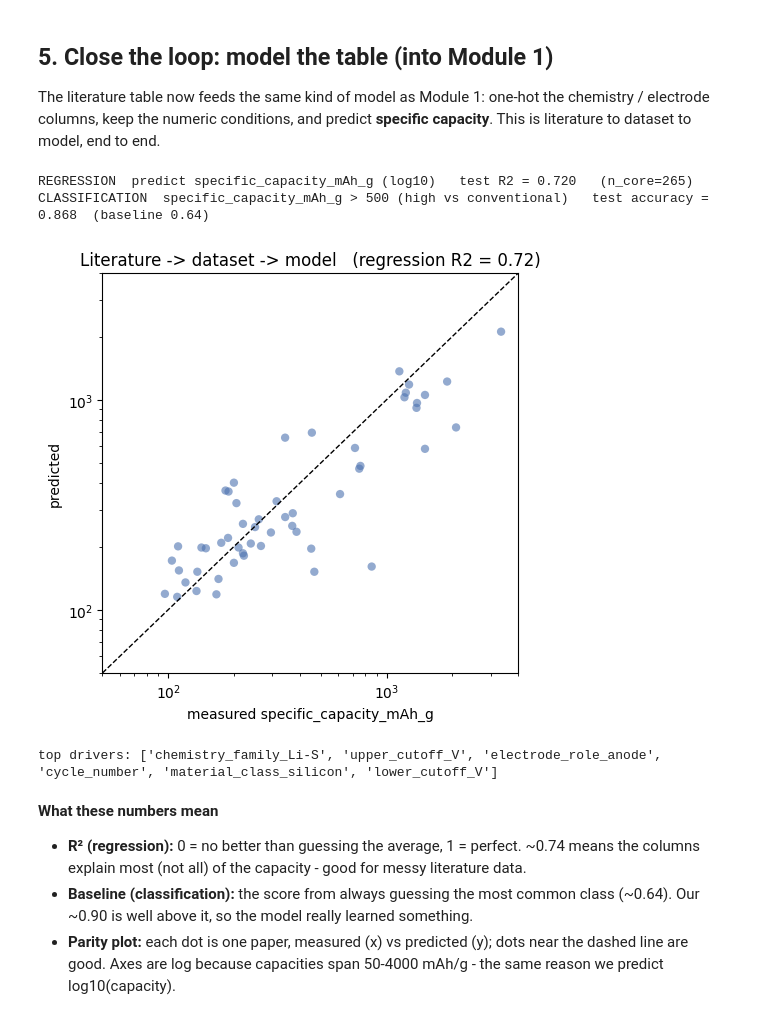
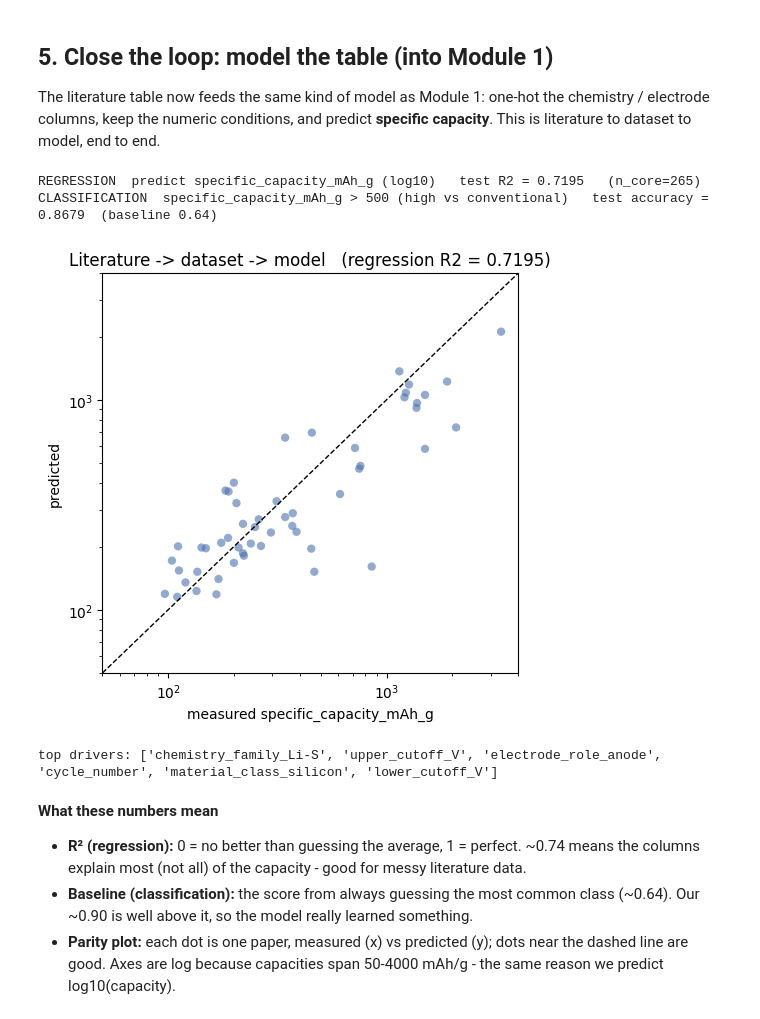
Before and after one commit to ruiding-uchicago/NRT_Training_Materials, a Jupyter notebook: module_2c_literature_to_dataset/Module2c_Literature_to_Dataset.ipynb, the cells around one changed output. Cells and saved outputs as stored; diff of their text form; code cells hidden in the pictures.

```diff
--- a/module_2c_literature_to_dataset/Module2c_Literature_to_Dataset.ipynb
+++ b/module_2c_literature_to_dataset/Module2c_Literature_to_Dataset.ipynb
@@ -418,39 +418,39 @@ nums = [c for c in NUMERIC if c in data.columns]
 def make_X(df):
     Xx = pd.get_dummies(df[cats], columns=cats, dummy_na=True)
     for n in nums: Xx[n] = pd.to_numeric(df[n], errors="coerce")
     for n in [c for c in ("current_density_A_g","cycle_number") if c in Xx]:
         Xx[n] = np.log1p(Xx[n].clip(lower=0))
     return Xx
 Xcore = make_X(core); MED = Xcore.median(numeric_only=True); Xcore = Xcore.fillna(MED).fillna(0.0)
 capc = pd.to_numeric(core[TARGET]); y = np.log10(capc); yc = (capc > CLASS_THRESHOLD).astype(int)
 
 # headline numbers: one 80/20 split on the core set
 Xtr,Xte,ytr,yte = train_test_split(Xcore, y, test_size=0.2, random_state=SEED)
 rf  = RandomForestRegressor(n_estimators=500, random_state=0, n_jobs=-1).fit(Xtr, ytr)
 xgb = XGBRegressor(n_estimators=400, learning_rate=0.05, max_depth=4, subsample=0.8, random_state=0).fit(Xtr, ytr)
 R2  = r2_score(yte, (rf.predict(Xte)+xgb.predict(Xte))/2)
 Xa,Xb,ya,yb = train_test_split(Xcore, yc, test_size=0.2, random_state=SEED, stratify=yc)
 acc = accuracy_score(yb, RandomForestClassifier(n_estimators=500, random_state=0, n_jobs=-1).fit(Xa,ya).predict(Xb))
-print(f"REGRESSION  predict {TARGET} (log10)   test R2 = {R2:.3f}   (n_core={len(core)})")
-print(f"CLASSIFICATION  {TARGET} > {CLASS_THRESHOLD} (high vs conventional)   test accuracy = {acc:.3f}  "
+print(f"REGRESSION  predict {TARGET} (log10)   test R2 = {R2:.4f}   (n_core={len(core)})")
+print(f"CLASSIFICATION  {TARGET} > {CLASS_THRESHOLD} (high vs conventional)   test accuracy = {acc:.4f}  "
       f"(baseline {yb.value_counts(normalize=True).max():.2f})")
 
 fig, ax = plt.subplots(figsize=(5,5))
 ax.scatter(10**yte, 10**((rf.predict(Xte)+xgb.predict(Xte))/2), alpha=.6, color="#4C72B0", edgecolor="none")
 lim=[50,4000]; ax.plot(lim,lim,"k--",lw=1)
 ax.set(xscale="log", yscale="log", xlim=lim, ylim=lim, xlabel=f"measured {TARGET}", ylabel="predicted",
-       title=f"Literature -> dataset -> model   (regression R2 = {R2:.2f})")
+       title=f"Literature -> dataset -> model   (regression R2 = {R2:.4f})")
 os.makedirs("figures", exist_ok=True); fig.tight_layout(); fig.savefig("figures/2c_capacity_parity.png", dpi=140); plt.show()
 
 # final models trained on ALL of core, for the brand-new hold-out in Section 6
 rfF  = RandomForestRegressor(n_estimators=500, random_state=0, n_jobs=-1).fit(Xcore, y)
 xgbF = XGBRegressor(n_estimators=400, learning_rate=0.05, max_depth=4, subsample=0.8, random_state=0).fit(Xcore, y)
 clfF = RandomForestClassifier(n_estimators=500, random_state=0, n_jobs=-1).fit(Xcore, yc)
 print("top drivers:", list(pd.Series(rfF.feature_importances_, index=Xcore.columns).nlargest(6).index))
 # %% [output]
-REGRESSION  predict specific_capacity_mAh_g (log10)   test R2 = 0.720   (n_core=265)
-CLASSIFICATION  specific_capacity_mAh_g > 500 (high vs conventional)   test accuracy = 0.868  (baseline 0.64)
+REGRESSION  predict specific_capacity_mAh_g (log10)   test R2 = 0.7195   (n_core=265)
+CLASSIFICATION  specific_capacity_mAh_g > 500 (high vs conventional)   test accuracy = 0.8679  (baseline 0.64)
-[figure, old version]
+[figure, new version]
 top drivers: ['chemistry_family_Li-S', 'upper_cutoff_V', 'electrode_role_anode', 'cycle_number', 'material_class_silicon', 'lower_cutoff_V']
 # %% [markdown]
 **What these numbers mean**
```
Also changed, not shown: parts of 1 cell of this notebook, 1 other file.
